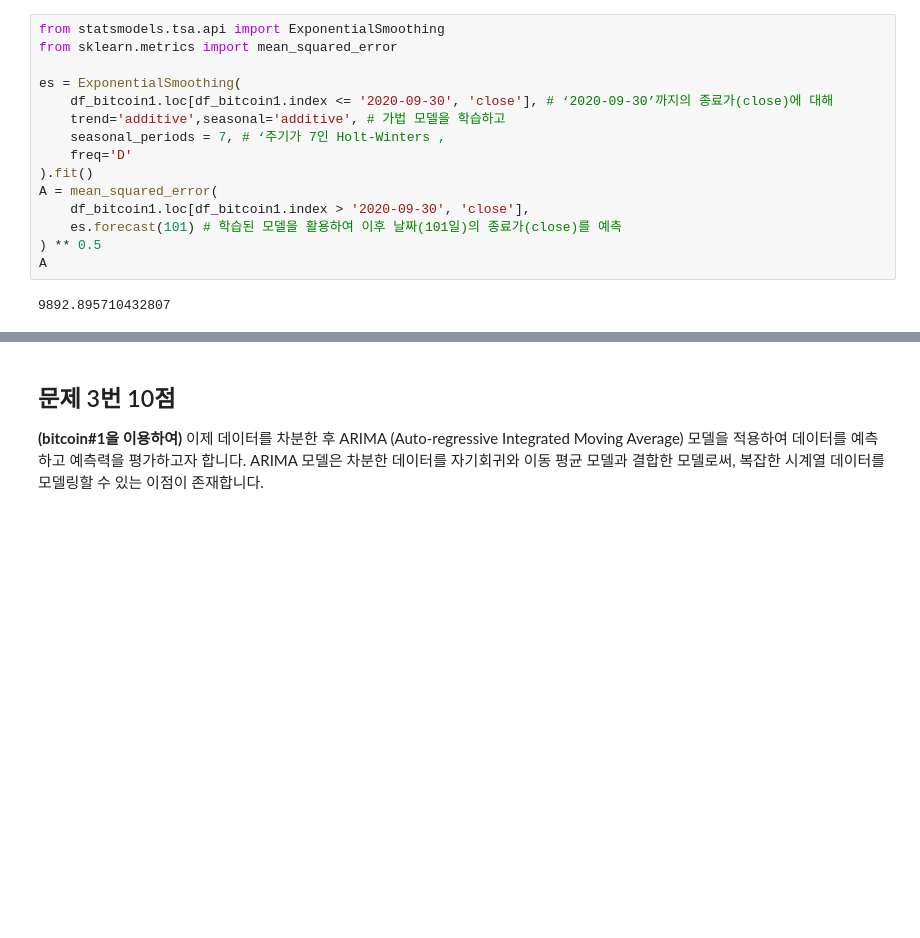
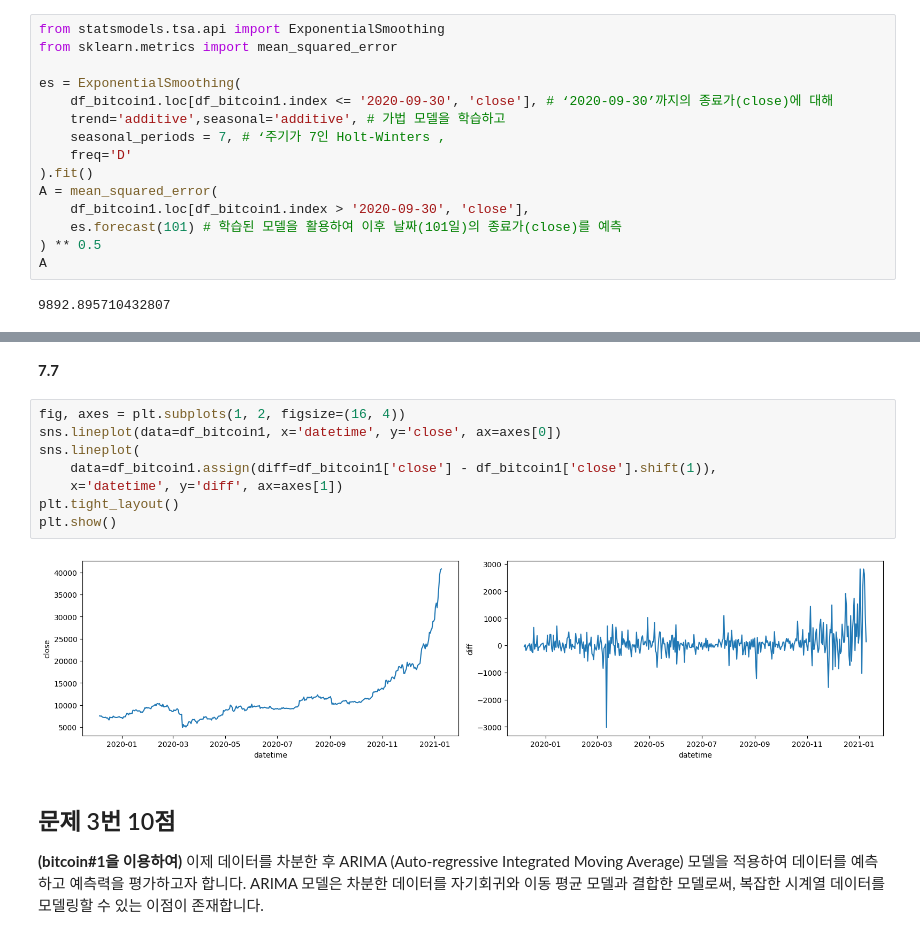
Before and after one commit to sunkusun9/prods_pro, a Jupyter notebook: prof2102_prob1.ipynb, the cells around one changed output, grey strips where cells are left out. Saved outputs shown, nothing was run; the diff lists cells and outputs as text; blank space fills up the shorter version.

```diff
--- a/prof2102_prob1.ipynb
+++ b/prof2102_prob1.ipynb
@@ -240,3 +257,15 @@ from statsmodels.tsa.stattools import adfuller
+# %% [markdown]
+**7.7**
+# %%
+fig, axes = plt.subplots(1, 2, figsize=(16, 4))
+sns.lineplot(data=df_bitcoin1, x='datetime', y='close', ax=axes[0])
+sns.lineplot(
+    data=df_bitcoin1.assign(diff=df_bitcoin1['close'] - df_bitcoin1['close'].shift(1)),
+    x='datetime', y='diff', ax=axes[1])
+plt.tight_layout()
+plt.show()
+# %% [output]
+[figure, added]
 # %% [markdown]
 ## 문제 3번 10점
 
```
Also changed, not shown: parts of 28 cells of this notebook.
